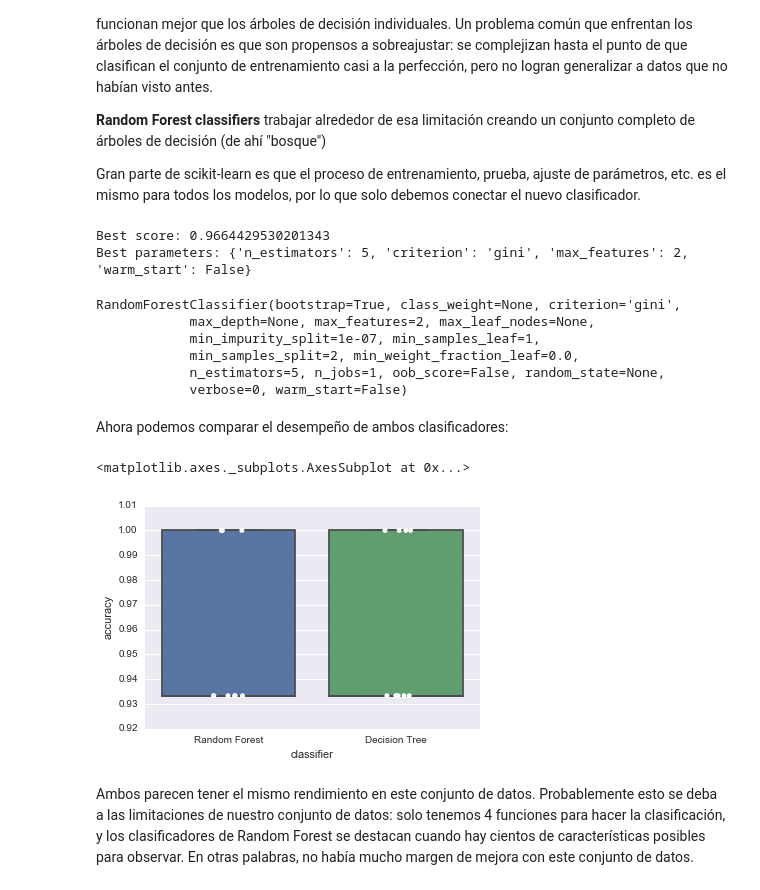
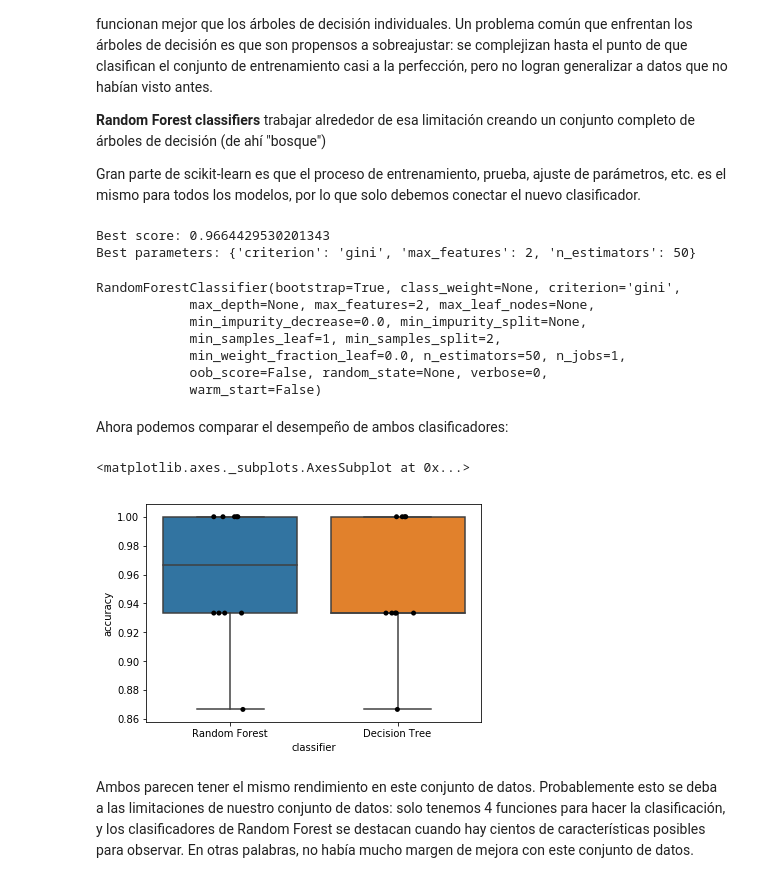
Before and after one commit to hriverap/datascience, a Jupyter notebook: tutoriales/ML Step by Step.ipynb, the cells around one changed output. Drawn from its saved outputs; the diff is of its cells as text; code cells hidden in the pictures.

```diff
--- a/tutoriales/ML Step by Step.ipynb
+++ b/tutoriales/ML Step by Step.ipynb
@@ -492,7 +491,8 @@ Este problema es la principal razon que la mayoria de los Datascientists utiliza
 (Cada cuadrado es un entrada en nuestro Dataset)
 # %%
 import numpy as np
-from sklearn.cross_validation import StratifiedKFold
+#from sklearn.cross_validation import StratifiedKFold
+from sklearn.model_selection import StratifiedKFold
 
 def plot_cv(cv, n_samples):
     masks = []
@@ -502,10 +502,12 @@ def plot_cv(cv, n_samples):
         masks.append(mask)
 
     plt.figure(figsize=(15, 15))
-    plt.imshow(masks, interpolation='none')
+    plt.imshow(masks, interpolation='none', cmap='gray_r')
     plt.ylabel('Fold')
     plt.xlabel('Row #')
 
 
-plot_cv(StratifiedKFold(all_classes, n_folds=10), len(all_classes))
+skf = StratifiedKFold(n_splits=10)
+
+plot_cv(skf.split(all_inputs, all_classes), len(all_classes))
 # %% [output]
@@ -561,7 +563,7 @@ decision_tree_classifier = DecisionTreeClassifier()
 parameter_grid = {'max_depth': [1, 2, 3, 4, 5],
                   'max_features': [1, 2, 3, 4]}
 
-cross_validation = StratifiedKFold(all_classes, n_folds=10)
+cross_validation = skf.split(all_inputs, all_classes)
 
 grid_search = GridSearchCV(decision_tree_classifier,
                            param_grid=parameter_grid,
@@ -605,7 +602,7 @@ parameter_grid = {'criterion': ['gini', 'entropy'],
                   'max_depth': [1, 2, 3, 4, 5],
                   'max_features': [1, 2, 3, 4]}
 
-cross_validation = StratifiedKFold(all_classes, n_folds=10)
+cross_validation = StratifiedKFold(n_splits=10)
 
 grid_search = GridSearchCV(decision_tree_classifier,
                            param_grid=parameter_grid,
@@ -682,12 +671,11 @@ from sklearn.ensemble import RandomForestClassifier
 
 random_forest_classifier = RandomForestClassifier()
 
-parameter_grid = {'n_estimators': [5, 10, 25, 50],
+parameter_grid = {'n_estimators': [10, 25, 50, 100],
                   'criterion': ['gini', 'entropy'],
-                  'max_features': [1, 2, 3, 4],
-                  'warm_start': [True, False]}
+                  'max_features': [1, 2, 3, 4]}
 
-cross_validation = StratifiedKFold(all_classes, n_folds=10)
+cross_validation = StratifiedKFold(n_splits=10)
 
 grid_search = GridSearchCV(random_forest_classifier,
                            param_grid=parameter_grid,
@@ -700,29 +688,30 @@ print('Best parameters: {}'.format(grid_search.best_params_))
 grid_search.best_estimator_
 # %% [output]
 Best score: 0.9664429530201343
-Best parameters: {'n_estimators': 5, 'criterion': 'gini', 'max_features': 2, 'warm_start': False}
+Best parameters: {'criterion': 'gini', 'max_features': 2, 'n_estimators': 50}
 RandomForestClassifier(bootstrap=True, class_weight=None, criterion='gini',
             max_depth=None, max_features=2, max_leaf_nodes=None,
-            min_impurity_split=1e-07, min_samples_leaf=1,
-            min_samples_split=2, min_weight_fraction_leaf=0.0,
-            n_estimators=5, n_jobs=1, oob_score=False, random_state=None,
-            verbose=0, warm_start=False)
+            min_impurity_decrease=0.0, min_impurity_split=None,
+            min_samples_leaf=1, min_samples_split=2,
+            min_weight_fraction_leaf=0.0, n_estimators=50, n_jobs=1,
+            oob_score=False, random_state=None, verbose=0,
+            warm_start=False)
 # %% [markdown]
 Ahora podemos comparar el desempeño de ambos clasificadores:
 # %%
 random_forest_classifier = grid_search.best_estimator_
 
 rf_df = pd.DataFrame({'accuracy': cross_val_score(random_forest_classifier, all_inputs, all_classes, cv=10),
                        'classifier': ['Random Forest'] * 10})
 dt_df = pd.DataFrame({'accuracy': cross_val_score(decision_tree_classifier, all_inputs, all_classes, cv=10),
                       'classifier': ['Decision Tree'] * 10})
 both_df = rf_df.append(dt_df)
 
 sns.boxplot(x='classifier', y='accuracy', data=both_df)
-sns.stripplot(x='classifier', y='accuracy', data=both_df, jitter=True, color='white')
+sns.stripplot(x='classifier', y='accuracy', data=both_df, jitter=True, color='black')
 # %% [output]
 <matplotlib.axes._subplots.AxesSubplot at 0x...>
-[figure, old version]
+[figure, new version]
 # %% [markdown]
 Ambos parecen tener el mismo rendimiento en este conjunto de datos. Probablemente esto se deba a las limitaciones de nuestro conjunto de datos: solo tenemos 4 funciones para hacer la clasificación, y los clasificadores de Random Forest se destacan cuando hay cientos de características posibles para observar. En otras palabras, no había mucho margen de mejora con este conjunto de datos.
 # %% [markdown]
```
Also changed, not shown: parts of 36 cells of this notebook.
